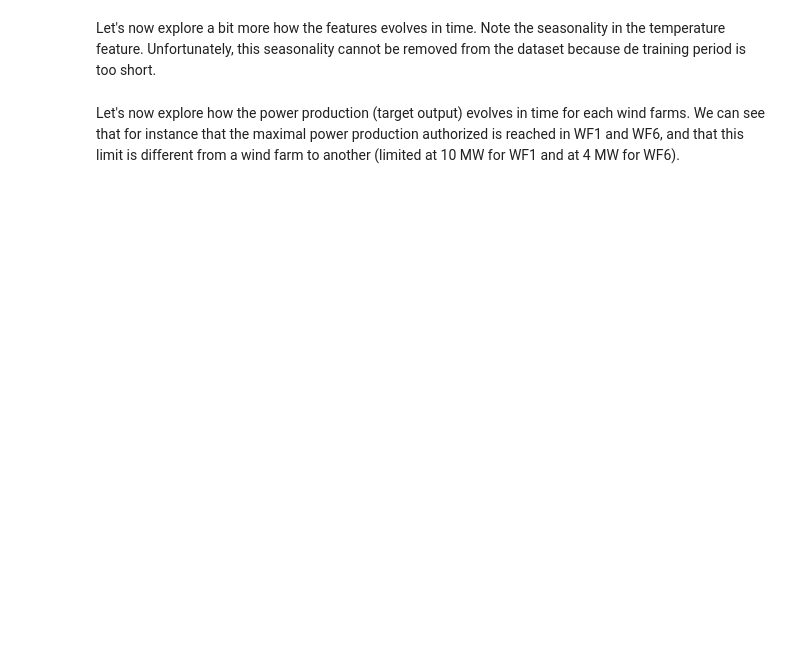
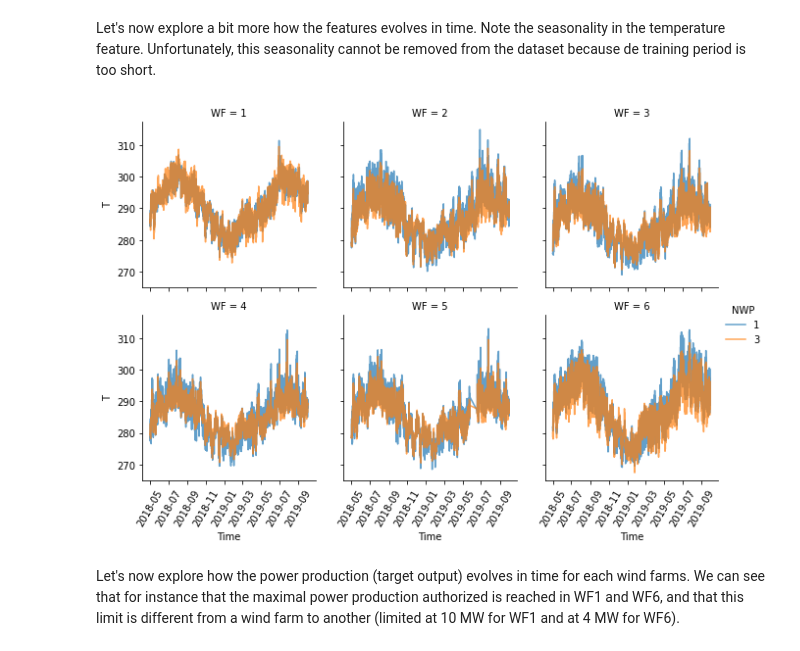
Before and after one commit to qcha41/wind-power-forecasting-challenge, a Jupyter notebook: notebook.ipynb, the cells around one changed output. Drawn from its saved outputs; the diff is of its cells as text; code cells hidden in the pictures; blank space fills up the shorter version.

```diff
--- a/notebook.ipynb
+++ b/notebook.ipynb
@@ -52,5 +39,5 @@ In this challenge, we are provided with a **training dataset** and a **test data
 The **training dataset** is composed of different hourly weather forecasts (X) for a period of 8 consecutive months (from May the 1st of 2018 to January the 15th of 2019), together with the associated observed power production in MW (Y). In the **test dataset**, only predictions are provided for another period of 8 months (January the 16th of 2019 to September the 30rd of 2019). The performance of our model is then evaluated online, by submitting its predictions on the test dataset.
 # %%
 # Load data
-df_raw = core.load_data()
+df_raw = core.data.load_data()
 df_raw.loc[51:54]
@@ -100,5 +118,5 @@ Let's start with <img src="https://render.githubusercontent.com/render/math?math
 # %%
 # Compute best weather forecasts
 FORECAST_MEMORY = 0.9
-df_best = core.calculate_best_forecasts(df_raw, FORECAST_MEMORY)
+df_best = core.data.calculate_best_forecasts(df_raw, FORECAST_MEMORY)
 df_best.loc[51:54]
@@ -108,5 +133,5 @@ df_best.loc[51:54]
 Previously, we have drastically reduced the number of original features by making new ones, more meaningful for training the future ML/DL model. But we are still facing missing values, due to the fact that there are no forecasts at all for these weather variable at these times. A fairly straightforward approach here is thus to **linearly interpolate these missing values using the forecasts made for previous and future times**.
 # %%
 # Interpolate remaining missing values
-df_interp = core.interpolate_nans(df_best)
+df_interp = core.data.interpolate_nans(df_best)
 df_interp.loc[51:54]
@@ -116,5 +148,5 @@ In order to help the future ML/DL model to understand better the important featu
 - Wind direction <img src="https://render.githubusercontent.com/render/math?math=WD=\arctan(U/V)"/>
 # %%
 # Feature engineering
-df_aug = core.augment_data(df_interp)
+df_aug = core.data.append_features(df_interp)
 df_aug.loc[51:54]
@@ -128,7 +179,9 @@ df_aug.describe()
 # %% [markdown]
 Let's now explore a bit more how the features evolves in time. Note the seasonality in the temperature feature. Unfortunately, this seasonality cannot be removed from the dataset because de training period is too short.
 # %%
-core.plot_feature_vs_time(df_aug,"T") # Try also with T, U, V, CLCT, WS, WD variables
+core.plots.feature_vs_time(df_aug,"T") # Try also with T, U, V, CLCT, WS, WD variables
+# %% [output]
+[figure, added]
 # %% [markdown]
 Let's now explore how the power production (target output) evolves in time for each wind farms. We can see that for instance that the maximal power production authorized is reached in WF1 and WF6, and that this limit is different from a wind farm to another (limited at 10 MW for WF1 and at 4 MW for WF6).
 # %%
```
Also changed, not shown: parts of 38 cells of this notebook, 7 other files.
